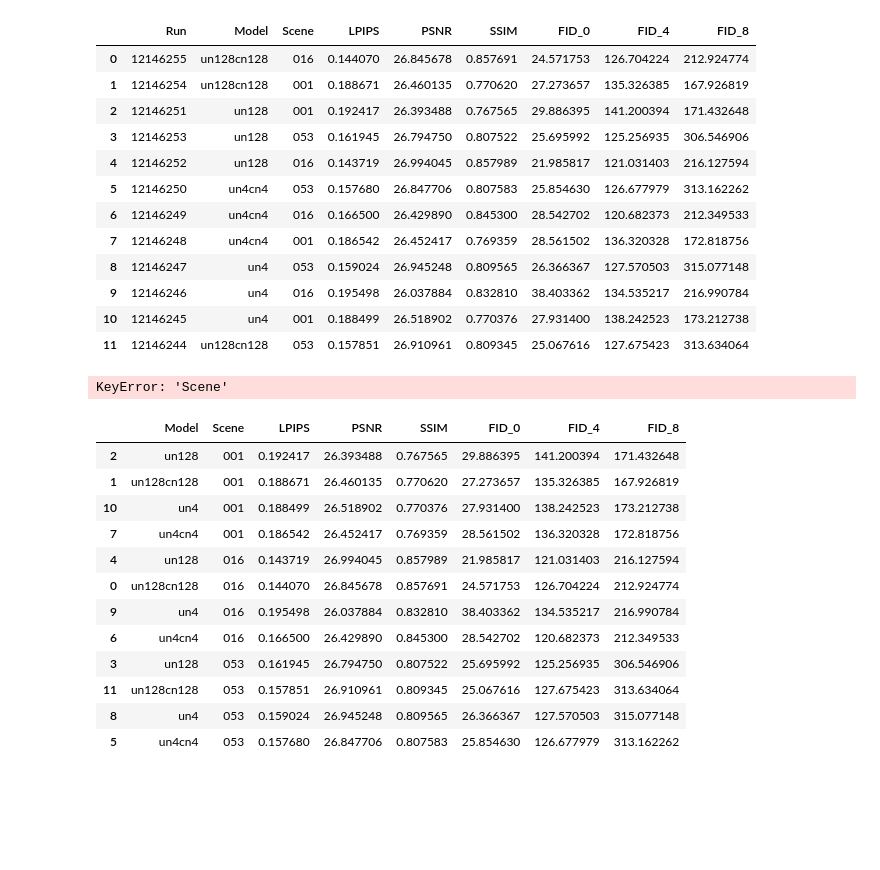
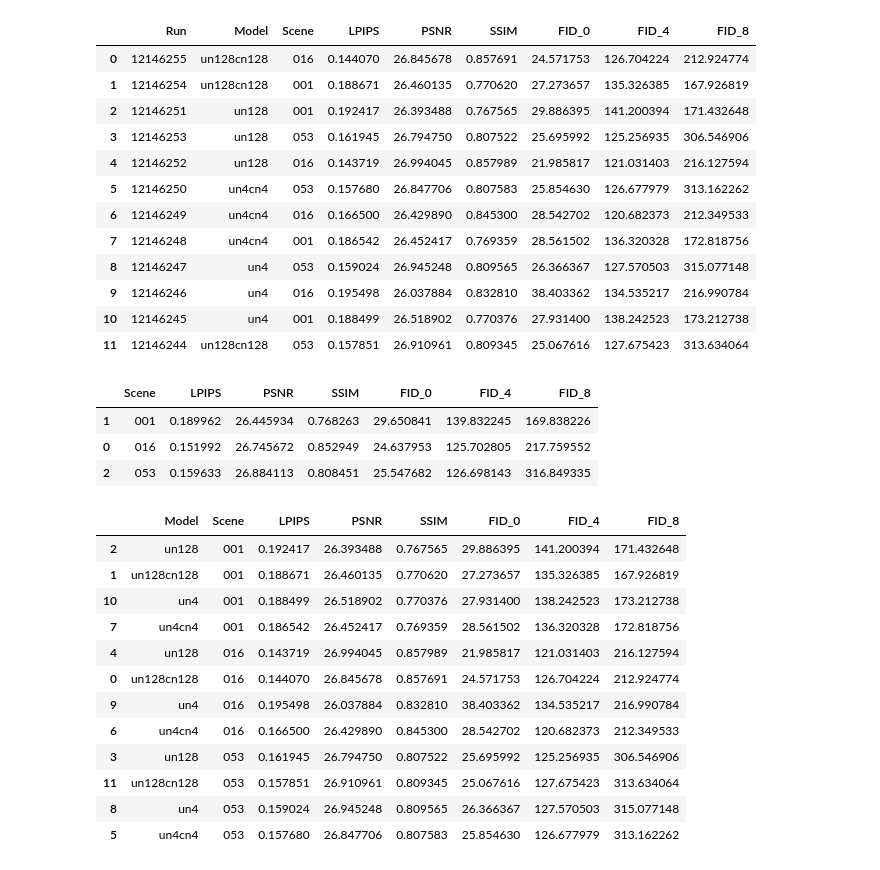
Before and after one commit to gasparyanartur/neurad-diffusion, a Jupyter notebook: experiments/metrics.ipynb, the cells around one changed output. Drawn from its saved outputs; the diff is of its cells as text; code cells hidden in the pictures; blank space fills up the shorter version.

Commit message:
add experiments

```diff
--- a/experiments/metrics.ipynb
+++ b/experiments/metrics.ipynb
@@ -13,11 +13,11 @@ from typing import Literal
 
 
 metric_names = ["LPIPS", "PSNR", "SSIM", "Ref_LPIPS", "Ref_PSNR", "Ref_SSIM", "FID_0", "FID_4", "FID_8"]
-experiment_names = ["Finetune_Lora", "Neurad_Base_Diffusion_Sweep", "Neurad_Checkpoint_Training", "Neurad_Baseline", "Neurad_Finetuned_Diffusion"]
+experiment_names = ["Finetune_Lora", "Neurad_Base_Diffusion", "Neurad_Base_Diffusion_Sweep", "Neurad_Checkpoint_Training", "Neurad_Baseline", "Neurad_Finetuned_Diffusion"]
 ranks = ["4", "128"]
 
 neurad_experiments = {
-    "Neurad_Base_Diffusion_Sweep", "Neurad_Checkpoint_Training", "Neurad_Baseline", "Neurad_Finetuned_Diffusion"
+    "Neurad_Base_Diffusion_Sweep", "Neurad_Base_Diffusion", "Neurad_Checkpoint_Training", "Neurad_Baseline", "Neurad_Finetuned_Diffusion"
 }
 finetune_experiments = {
     "Finetune_Lora"
@@ -370,9 +373,14 @@ def experiment_to_latex(experiment_name, experiment: pd.DataFrame):
 
     return experiment
 # %%
-format_experiment("Neurad_Base_Diffusion_Sweep", experiments["Neurad_Base_Diffusion_Sweep"], sort_by=["Scene", "Model"])
+format_experiment("Neurad_Baseline", experiments["Neurad_Baseline"], sort_by=["Scene"])
-# %% [output]
-KeyError: 'Scene'
+# %%
+format_experiment("Neurad_Base_Diffusion", experiments["Neurad_Base_Diffusion"], sort_by=["Scene"])
+# %% [output]
+|  | Scene | LPIPS | PSNR | SSIM | FID_0 | FID_4 | FID_8 |
+| 1 | 001 | 0.189962 | 26.445934 | 0.768263 | 29.650841 | 139.832245 | 169.838226 |
+| 0 | 016 | 0.151992 | 26.745672 | 0.852949 | 24.637953 | 125.702805 | 217.759552 |
+| 2 | 053 | 0.159633 | 26.884113 | 0.808451 | 25.547682 | 126.698143 | 316.849335 |
 # %%
 format_experiment(ex_name, ex_experiment)
 # %% [output]
```
Also changed, not shown: parts of 3 cells of this notebook, 8 other files.
